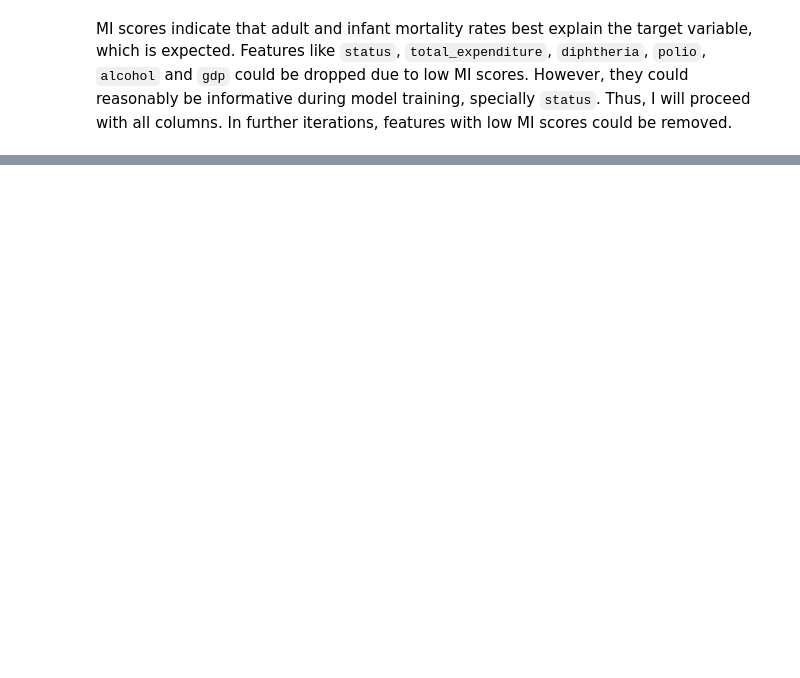
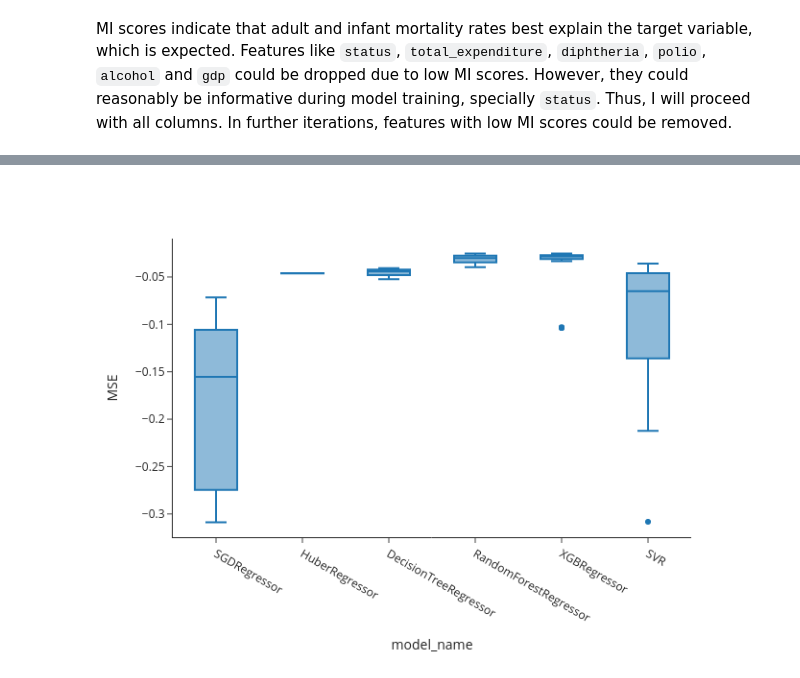
Before and after one commit to LaboraTORIbio/life_expectancy_prediction, a Jupyter notebook: life_expectancy.ipynb, the cells around one changed output, grey strips where cells are left out. Cells and saved outputs as stored; diff of their text form; code cells hidden in the pictures; blank space fills up the shorter version.

Commit message:
Performed cross-validation and hyperparameter tuning

```diff
--- a/life_expectancy.ipynb
+++ b/life_expectancy.ipynb
@@ -625,0 +642,14 @@ MI scores indicate that adult and infant mortality rates best explain the target
+# %%
+tscv = TimeSeriesSplit(4)
+# Four splits results in an initial training dataset that includes the first four years of the timeseries (2000-2004)
+# In each iteration, the training dataset is increased two years (up until 2010)
+# The test dataset is always comprised of two years that follow the current training dataset
+# %%
+# Generate a list of indexes to split the time series dataset:
+cv = []
+
+for train_index, test_index in tscv.split(years):
+    train_years, test_years = years[train_index], years[test_index]
+    cv_train_index = np.where(df_train.index.isin(train_years))[0]
+    cv_test_index = np.where(df_train.index.isin(test_years))[0]
+    cv.append((cv_train_index, cv_test_index))
@@ -625,0 +699,19 @@ MI scores indicate that adult and infant mortality rates best explain the target
+# %%
+# Cross-validation and hyperparameter tuning:
+scoring_metric = 'neg_mean_squared_error'
+grid = GridSearchCV(pipe, params, cv=cv, scoring=scoring_metric)
+result = grid.fit(df_train, y_train)
+# %%
+# Save results in a dataframe:
+df_cv = pd.concat([pd.DataFrame(grid.cv_results_['params']),
+                   pd.DataFrame(grid.cv_results_['mean_test_score'], columns=['MSE']),
+                   pd.DataFrame(grid.cv_results_['mean_fit_time'], columns=['mean_fit_time']),
+                   pd.DataFrame(grid.cv_results_['mean_score_time'], columns=['mean_score_time'])],
+                  axis=1)
+df_cv['model_name'] = df_cv.model.astype(str).str.split('(').str[0]
+# %%
+# Boxplots of MSE:
+fig = px.box(df_cv, x='model_name', y='MSE')
+fig.show()
+# %% [output]
+[figure, added]
```
Also changed, not shown: parts of 11 cells of this notebook.
